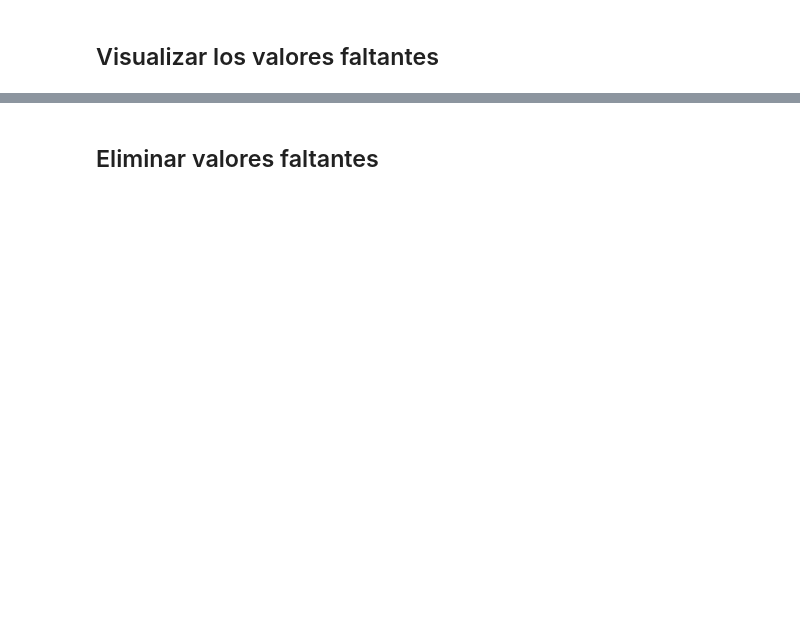
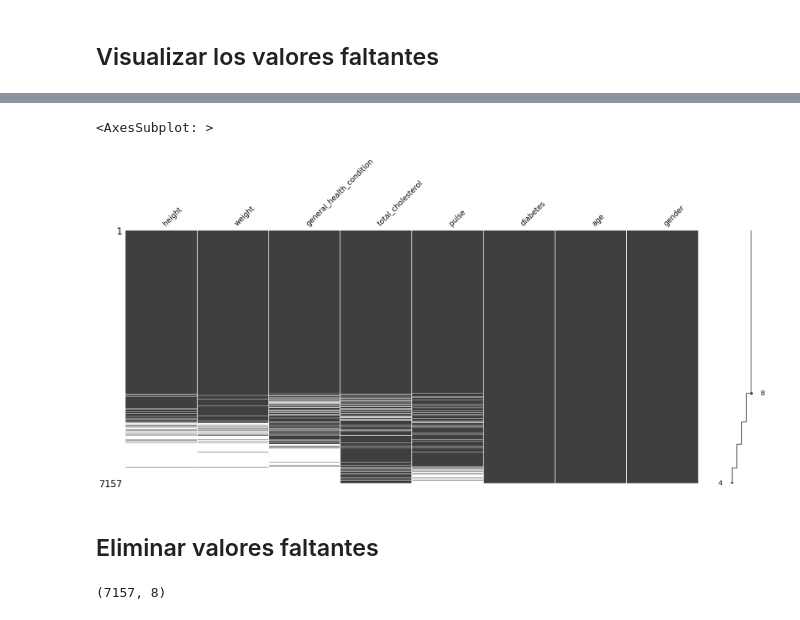
Before and after one commit to DiegoLerma/curso-imputacion-datos, a Jupyter notebook: notebooks/live-download-data-and-load-it.ipynb, the cells around one changed output, grey strips where cells are left out. Saved outputs shown, nothing was run; the diff lists cells and outputs as text; code cells hidden in the pictures; blank space fills up the shorter version.

```diff
--- a/notebooks/live-download-data-and-load-it.ipynb
+++ b/notebooks/live-download-data-and-load-it.ipynb
@@ -101,5 +122,31 @@ nhanes_df
+# %%
+(
+    nhanes_df
+    .dropna(
+        subset=['pulse', 'total_cholesterol', 'general_health_condition', 'weight', 'height'],
+        how='all'
+    )
+    .missing.sort_variables_by_missingness()
+    .pipe(missingno.matrix, sort='descending')
+)
+# %% [output]
+<AxesSubplot: >
+[figure, added]
 # %% [markdown]
 ## Eliminar valores faltantes
+# %%
+nhanes_df=(
+    nhanes_df
+    .dropna(
+        subset=['pulse', 'total_cholesterol', 'general_health_condition', 'weight', 'height'],
+        how='all'
+    )
+    .missing.sort_variables_by_missingness()
+)
+
+nhanes_df.shape
+# %% [output]
+(7157, 8)
 # %% [markdown]
 <a style='text-decoration:none;line-height:16px;display:flex;color:#5B5B62;padding:10px;justify-content:end;' href='https://deepnote.com?utm_source=created-in-deepnote-cell&projectId=bdf84ff9-f66c-44c7-a67c-ca1115a2b683' target="_blank">
 <img alt='Created in deepnote.com' style='display:inline;max-height:16px;margin:0px;margin-right:7.5px;' src='embedded-picture-1' > </img>
```
Also changed, not shown: parts of 3 cells of this notebook.
